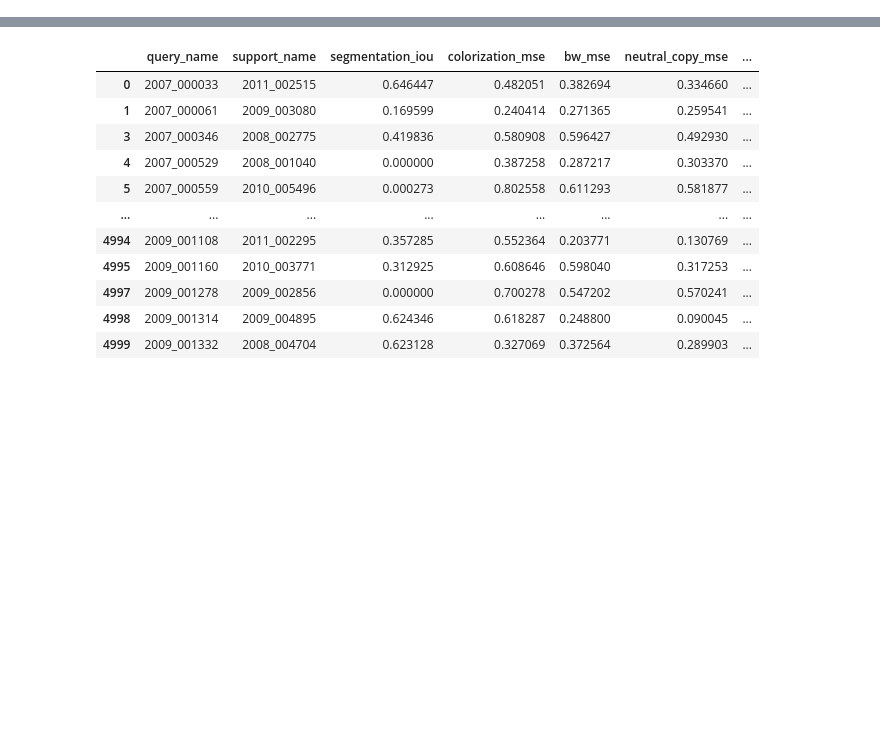
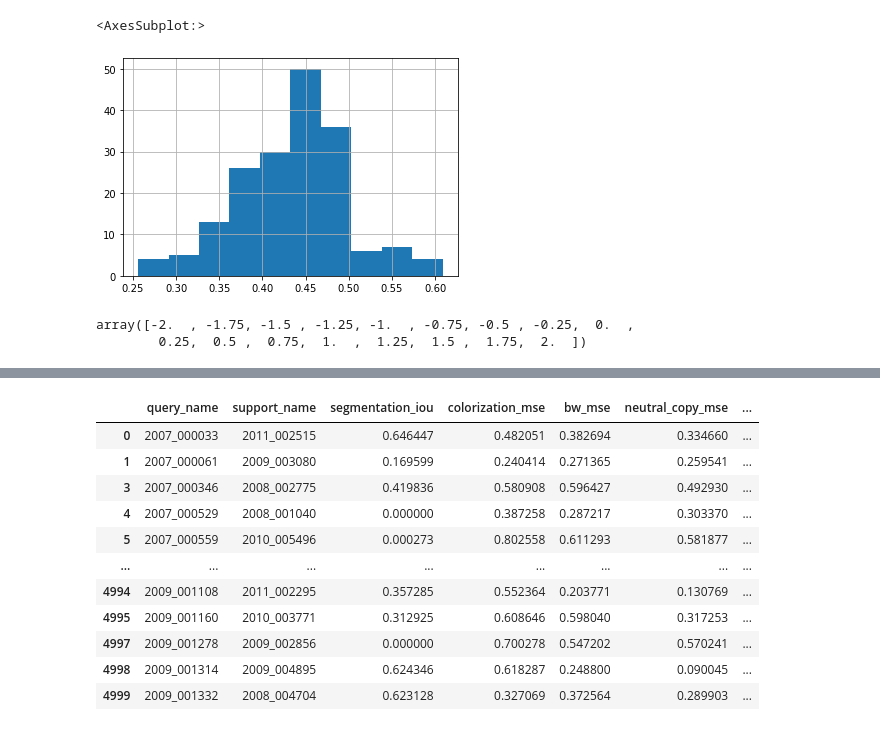
Before and after one commit to alhojel/visual_task_vectors, a Jupyter notebook: filter_pairings.ipynb, the cells around one changed output, grey strips where cells are left out. Cells and saved outputs as stored; diff of their text form; code cells hidden in the pictures; blank space fills up the shorter version.

```diff
--- a/filter_pairings.ipynb
+++ b/filter_pairings.ipynb
@@ -0,0 +3,22 @@
+# %%
+with open('output_dir/seg_vec_coeff_scan_5/log.txt', 'r') as file:
+    data = file.readlines()
+
+
+# Convert each line from string to dictionary
+data = [eval(line.strip()) for line in data]
+
+# Create a DataFrame
+df = pd.DataFrame(data)
+# %%
+df[df["lambda"]==1.75]['segmentation_iou'].hist()
+# %% [output]
+<AxesSubplot:>
+[figure, added]
+# %%
+import numpy as np
+
+np.array(avg_iou.index)
+# %% [output]
+array([-2.  , -1.75, -1.5 , -1.25, -1.  , -0.75, -0.5 , -0.25,  0.  ,
+        0.25,  0.5 ,  0.75,  1.  ,  1.25,  1.5 ,  1.75,  2.  ])
```
Also changed, not shown: parts of 4 cells of this notebook, 6 other files.
